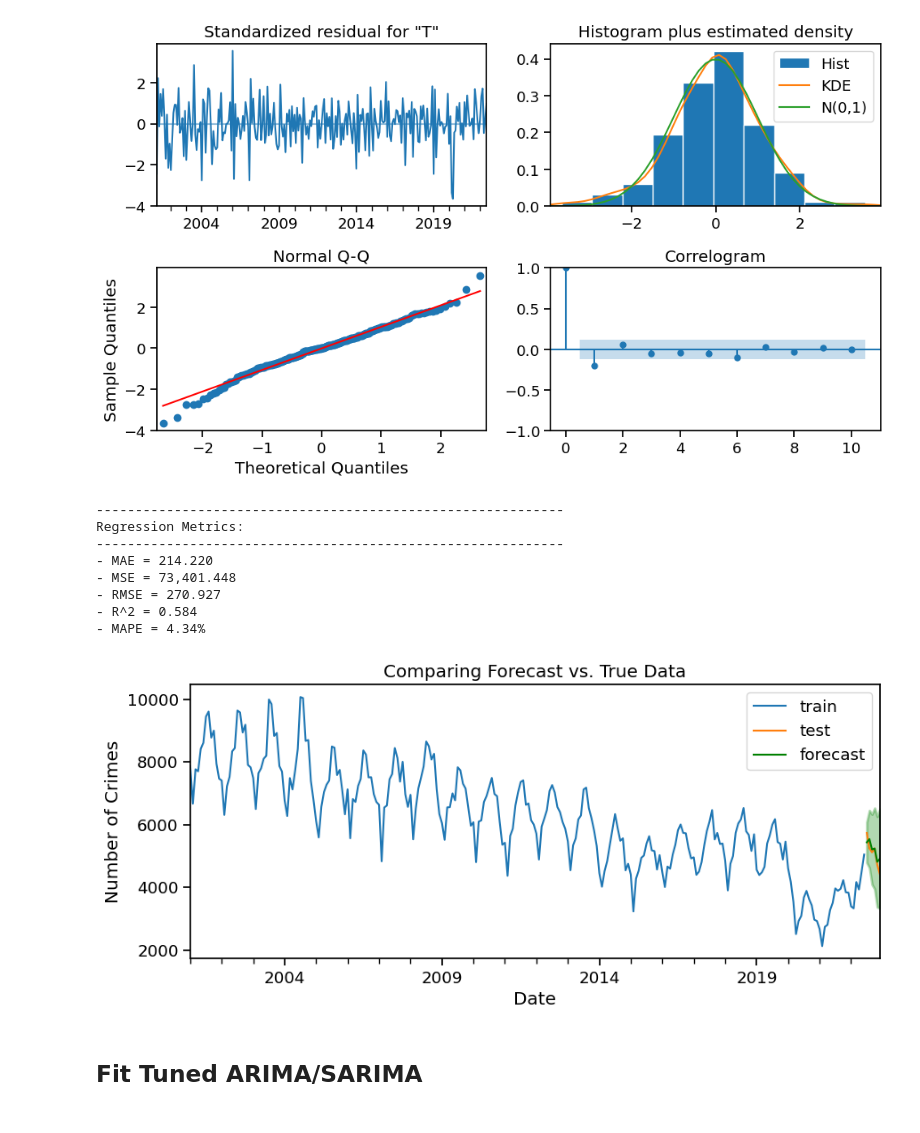
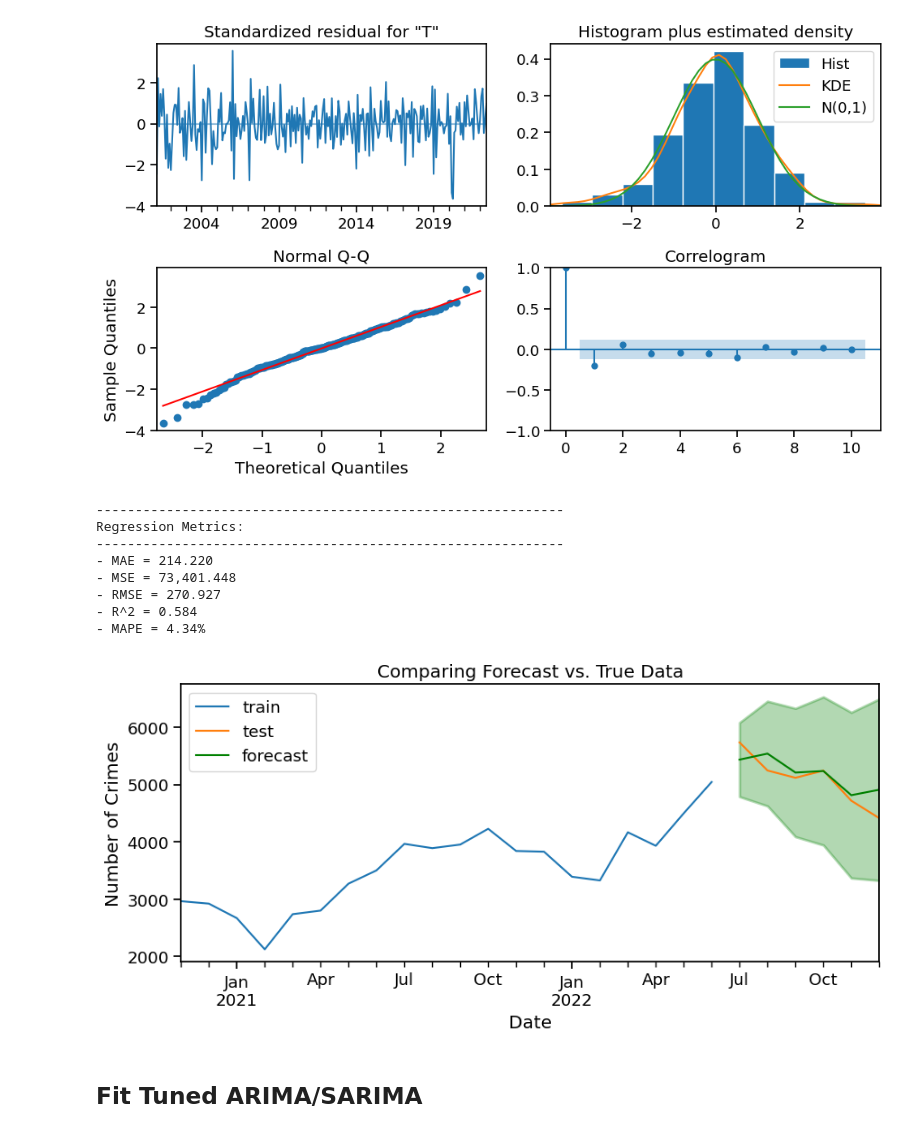
Before and after one commit to LoveidaLucero/Chicago-Crime-Trends, a Jupyter notebook: Part 2.ipynb, the cells around one changed output. Cells and saved outputs as stored; diff of their text form; code cells hidden in the pictures.

```diff
--- a/Part 2.ipynb
+++ b/Part 2.ipynb
@@ -461,22 +461,22 @@ fig.tight_layout()
 # %%
 # Obtain summary of forecast as dataframe
 forecast_df = auto_sarima.get_forecast(len(test)).summary_frame()
 
 # Plot the forecast with true values
-plot_forecast(train, test, forecast_df)
+plot_forecast(train.tail(20), test, forecast_df)
 
 # Obtain metrics
 regression_metrics_ts(test, forecast_df["mean"])
 # %% [output]
 ------------------------------------------------------------
 Regression Metrics:
 ------------------------------------------------------------
 - MAE = 214.220
 - MSE = 73,401.448
 - RMSE = 270.927
 - R^2 = 0.584
 - MAPE = 4.34%
-[figure, old version]
+[figure, new version]
 # %% [markdown]
 ## Fit Tuned ARIMA/SARIMA
 # %%
```
Also changed, not shown: parts of 22 cells of this notebook.
